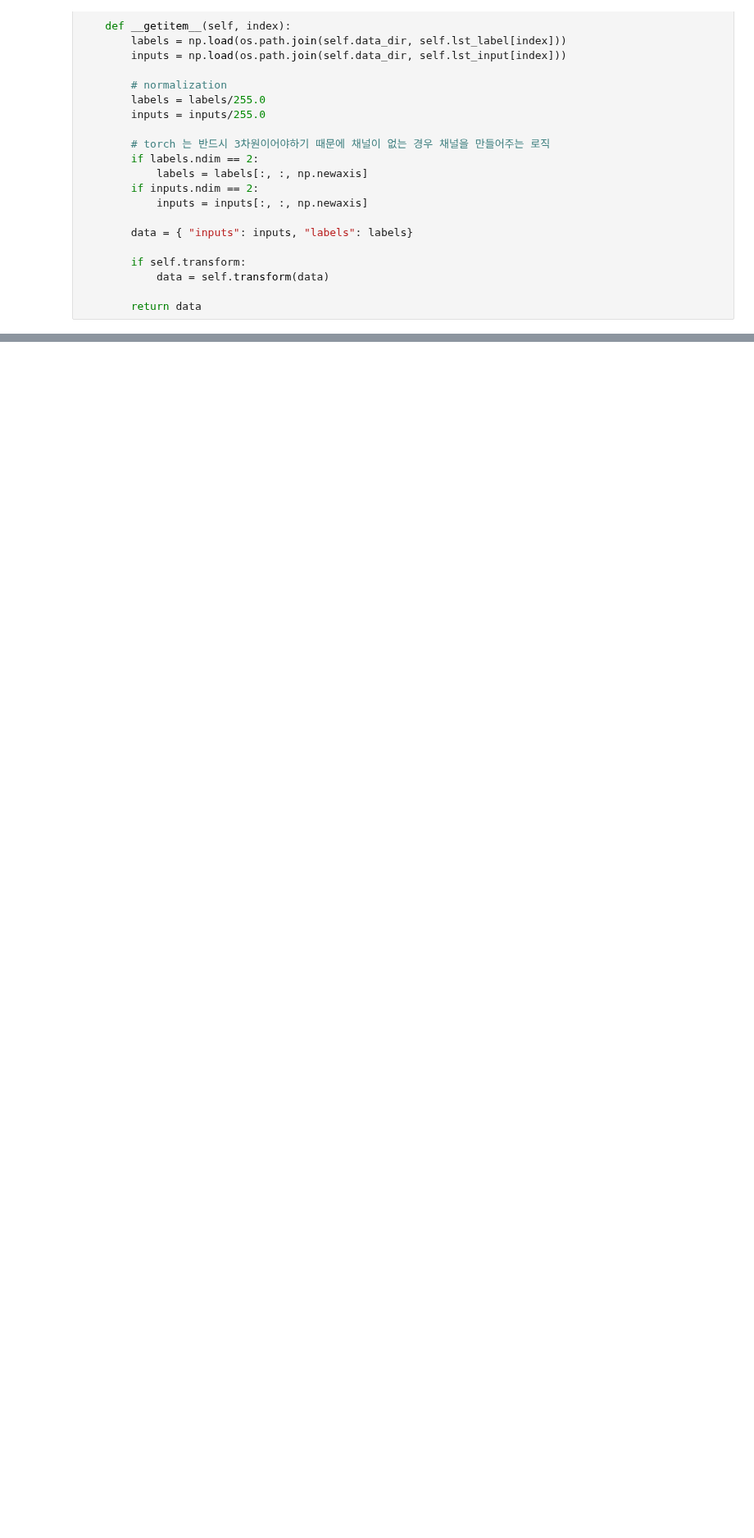
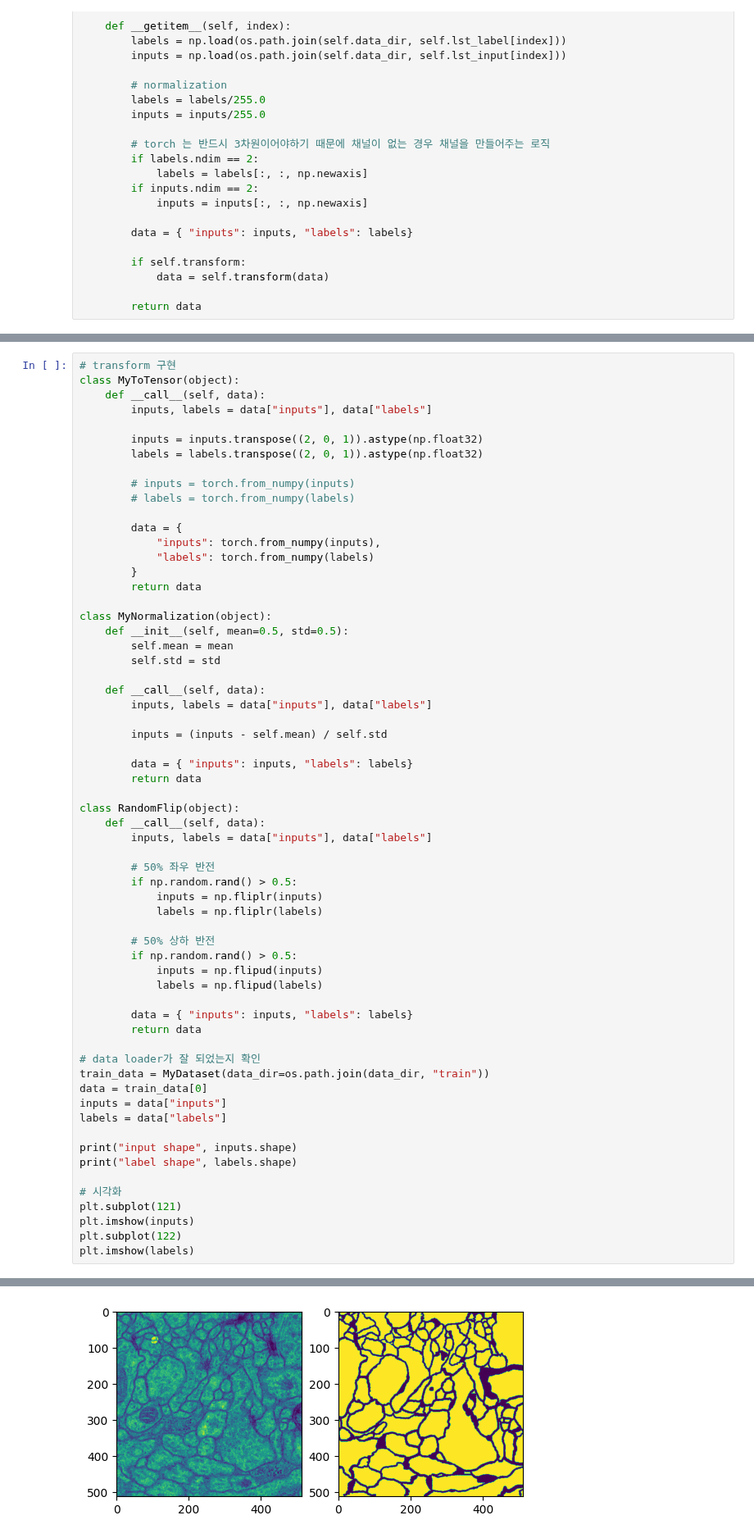
Before and after one commit to zave7/computer-vision, a Jupyter notebook: segmentation/unet.ipynb, the cells around one changed output, grey strips where cells are left out. Shown at 82% size. Cells and saved outputs as stored; diff of their text form; blank space fills up the shorter version.

Commit message:
segmentation - unet data transpose

```diff
--- a/segmentation/unet.ipynb
+++ b/segmentation/unet.ipynb
@@ -272,0 +275,63 @@ class MyDataset(torch.utils.data.Dataset):
+# %%
+# transform 구현
+class MyToTensor(object):
+    def __call__(self, data):
+        inputs, labels = data["inputs"], data["labels"]
+
+        inputs = inputs.transpose((2, 0, 1)).astype(np.float32)
+        labels = labels.transpose((2, 0, 1)).astype(np.float32)
+
+        # inputs = torch.from_numpy(inputs)
+        # labels = torch.from_numpy(labels)
+
+        data = {
+            "inputs": torch.from_numpy(inputs),
+            "labels": torch.from_numpy(labels)
+        }
+        return data
+
+class MyNormalization(object):
+    def __init__(self, mean=0.5, std=0.5):
+        self.mean = mean
+        self.std = std
+
+    def __call__(self, data):
+        inputs, labels = data["inputs"], data["labels"]
+
+        inputs = (inputs - self.mean) / self.std
+
+        data = { "inputs": inputs, "labels": labels}
+        return data
+
+class RandomFlip(object):
+    def __call__(self, data):
+        inputs, labels = data["inputs"], data["labels"]
+
+        # 50% 좌우 반전
+        if np.random.rand() > 0.5:
+            inputs = np.fliplr(inputs)
+            labels = np.fliplr(labels)
+
+        # 50% 상하 반전
+        if np.random.rand() > 0.5:
+            inputs = np.flipud(inputs)
+            labels = np.flipud(labels)
+
+        data = { "inputs": inputs, "labels": labels}
+        return data
+
+# data loader가 잘 되었는지 확인
+train_data = MyDataset(data_dir=os.path.join(data_dir, "train"))
+data = train_data[0]
+inputs = data["inputs"]
+labels = data["labels"]
+
+print("input shape", inputs.shape)
+print("label shape", labels.shape)
+
+# 시각화
+plt.subplot(121)
+plt.imshow(inputs)
+plt.subplot(122)
+plt.imshow(labels)
+# %% [output]
@@ -272,0 +341 @@ class MyDataset(torch.utils.data.Dataset):
+[figure, added]
```
Also changed, not shown: parts of 3 cells of this notebook.
